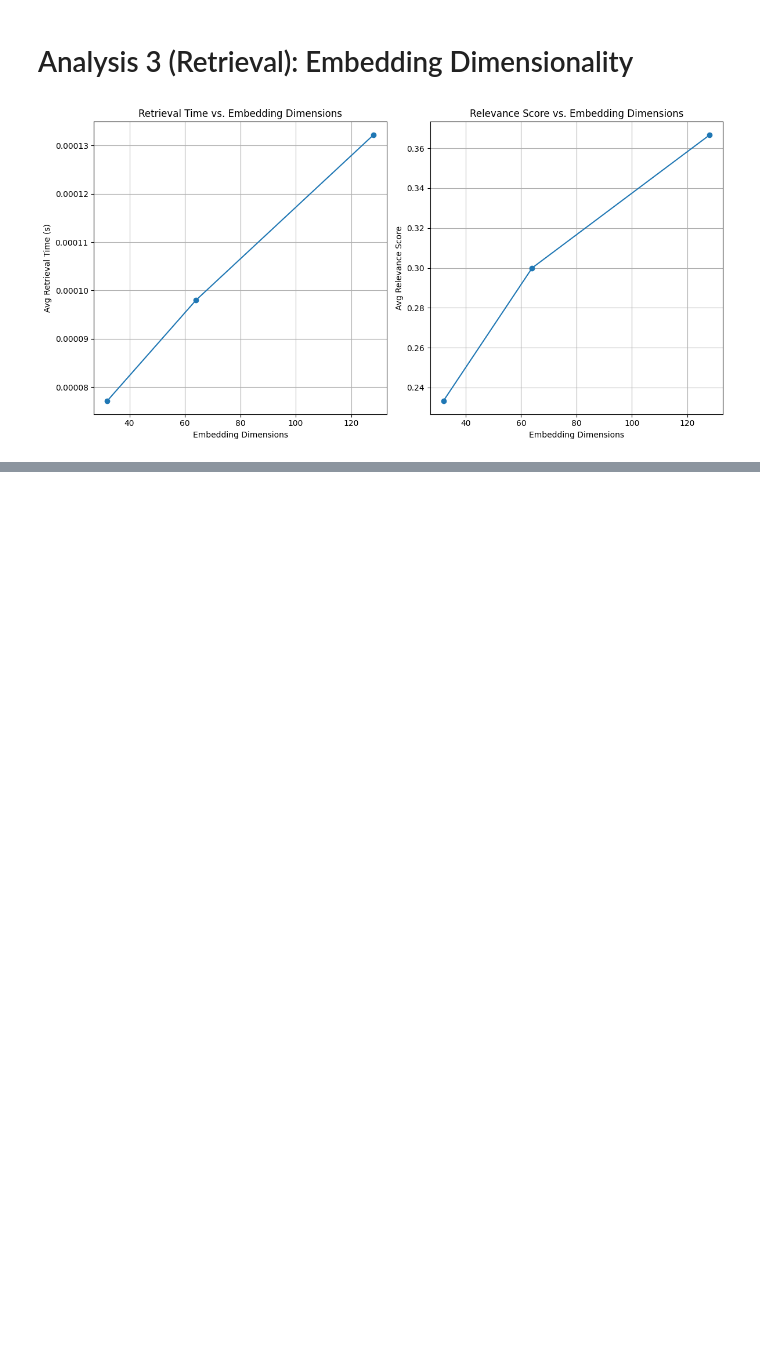
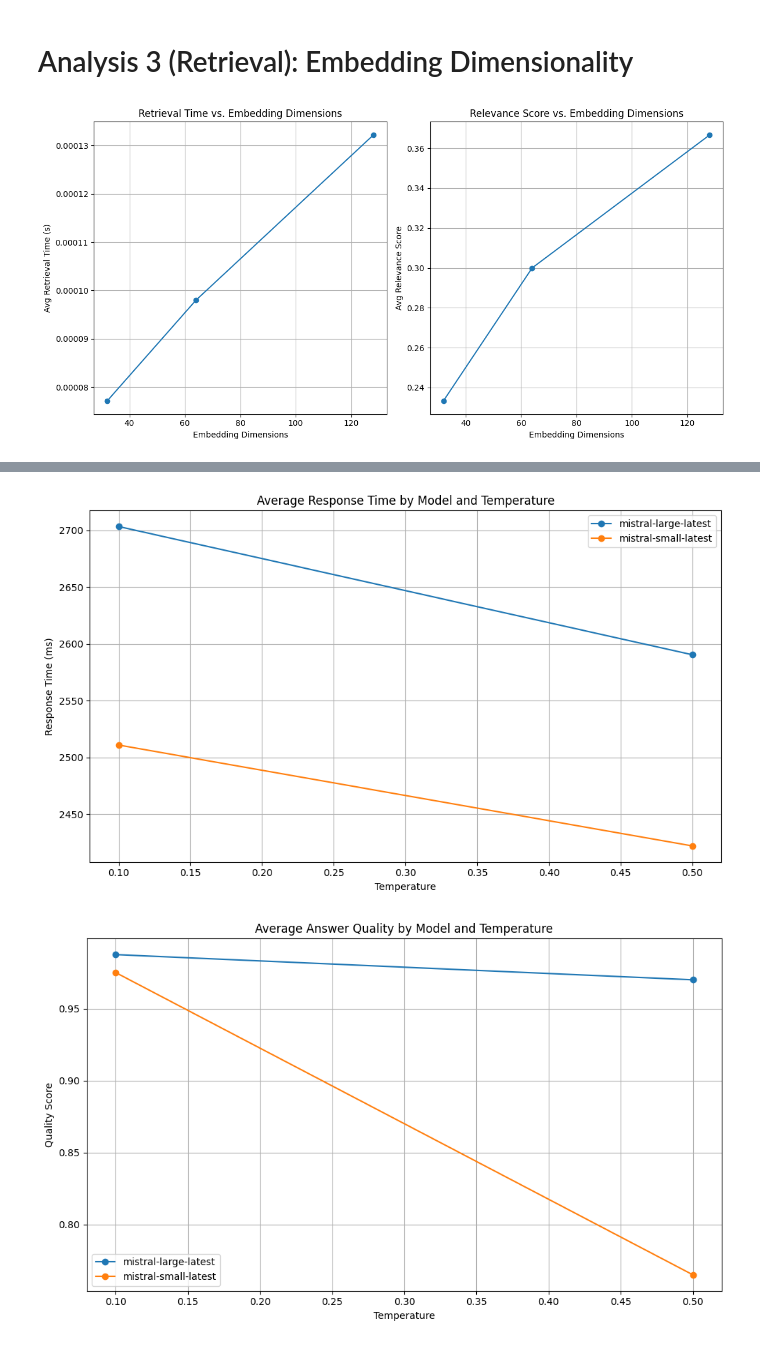
Before and after one commit to MechInterpreter/Case_Studies, a Jupyter notebook: textwave/system_analysis.ipynb, the cells around one changed output, grey strips where cells are left out. Drawn from its saved outputs; the diff is of its cells as text; code cells hidden in the pictures; blank space fills up the shorter version.

```diff
--- a/textwave/system_analysis.ipynb
+++ b/textwave/system_analysis.ipynb
@@ -799,0 +703,36 @@ Context 5: Up till 1794 a total of eleven loans were granted in Amsterdam to the
+# %%
+# Load the CSV
+df = pd.read_csv("mistral_model_analysis.csv")
+
+# Calculate average response time
+avg_response_time = df.groupby(["Model", "Temperature"])["Response Time (ms)"].mean().reset_index()
+
+plt.figure(figsize=(10, 6))
+for model in avg_response_time["Model"].unique():
+    subset = avg_response_time[avg_response_time["Model"] == model]
+    plt.plot(subset["Temperature"], subset["Response Time (ms)"], label=model, marker='o')
+plt.title("Average Response Time by Model and Temperature")
+plt.xlabel("Temperature")
+plt.ylabel("Response Time (ms)")
+plt.legend()
+plt.grid(True)
+plt.tight_layout()
+plt.show()
+
+# Calculate average quality score
+avg_quality_score = df.groupby(["Model", "Temperature"])["Quality Score"].mean().reset_index()
+
+plt.figure(figsize=(10, 6))
+for model in avg_quality_score["Model"].unique():
+    subset = avg_quality_score[avg_quality_score["Model"] == model]
+    plt.plot(subset["Temperature"], subset["Quality Score"], label=model, marker='o')
+plt.title("Average Answer Quality by Model and Temperature")
+plt.xlabel("Temperature")
+plt.ylabel("Quality Score")
+plt.legend()
+plt.grid(True)
+plt.tight_layout()
+plt.show()
+# %% [output]
+[figure, added]
+[figure, added]
```
Also changed, not shown: parts of 4 cells of this notebook.
